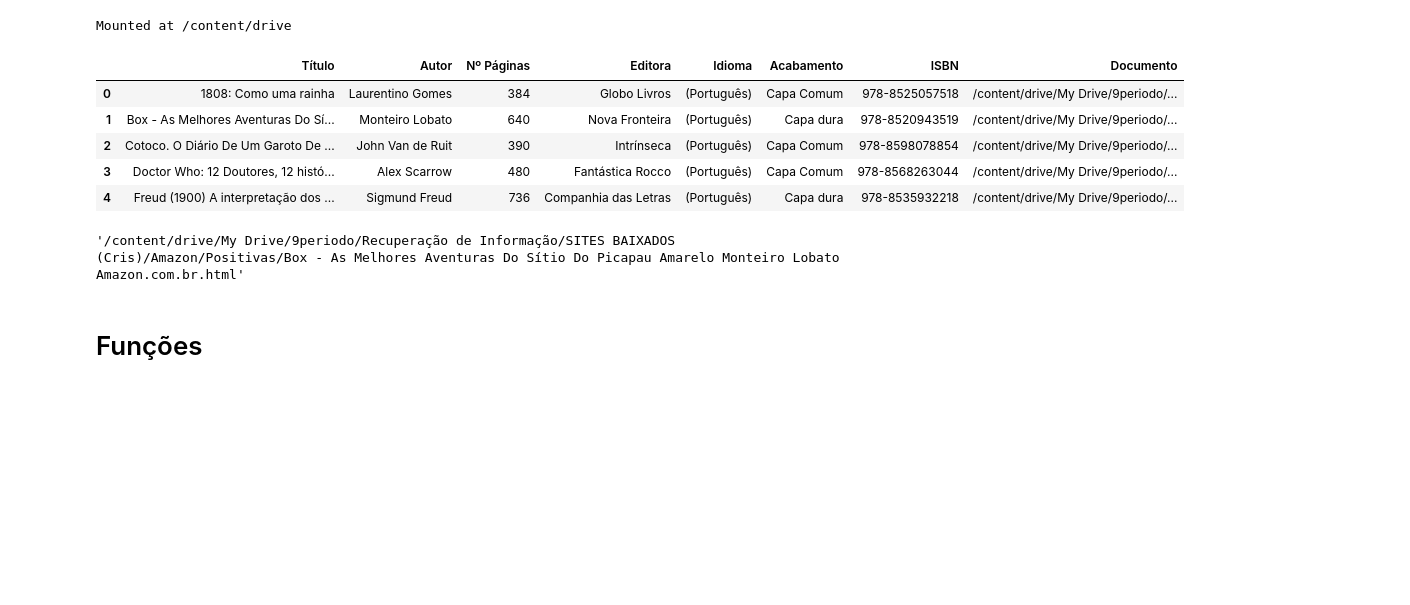
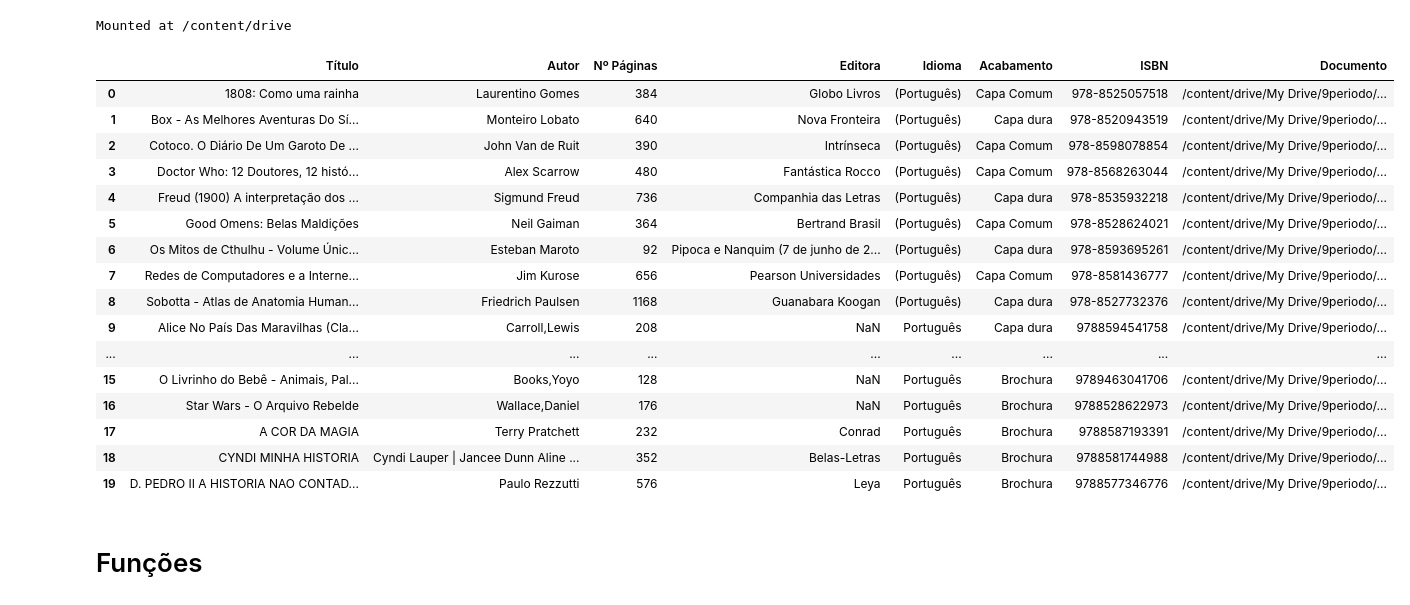
Before and after one commit to cmlins/recuperacaoDeInformacao, a Jupyter notebook: proc_consulta.ipynb, the cells around one changed output. Cells and saved outputs as stored; diff of their text form; code cells hidden in the pictures; blank space fills up the shorter version.

```diff
--- a/proc_consulta.ipynb
+++ b/proc_consulta.ipynb
@@ -14,18 +15,25 @@ drive.mount('/content/drive', force_remount=True)
 Mounted at /content/drive
 # %%
 df_ed = pd.read_csv('/content/drive/My Drive/dfs_tot (1).csv')
-df_ed.head()
+df_ed.head(n=20)
 # %% [output]
 |  | Título | Autor | Nº Páginas | Editora | Idioma | Acabamento | ISBN | Documento |
 | 0 | 1808: Como uma rainha | Laurentino Gomes | 384 | Globo Livros | (Português) | Capa Comum | 978-8525057518 | /content/drive/My Drive/9periodo/... |
 | 1 | Box - As Melhores Aventuras Do Sí... | Monteiro Lobato | 640 | Nova Fronteira | (Português) | Capa dura | 978-8520943519 | /content/drive/My Drive/9periodo/... |
 | 2 | Cotoco. O Diário De Um Garoto De ... | John Van de Ruit | 390 | Intrínseca | (Português) | Capa Comum | 978-8598078854 | /content/drive/My Drive/9periodo/... |
 | 3 | Doctor Who: 12 Doutores, 12 histó... | Alex Scarrow | 480 | Fantástica Rocco | (Português) | Capa Comum | 978-8568263044 | /content/drive/My Drive/9periodo/... |
 | 4 | Freud (1900) A interpretação dos ... | Sigmund Freud | 736 | Companhia das Letras | (Português) | Capa dura | 978-8535932218 | /content/drive/My Drive/9periodo/... |
+| 5 | Good Omens: Belas Maldições | Neil Gaiman | 364 | Bertrand Brasil | (Português) | Capa Comum | 978-8528624021 | /content/drive/My Drive/9periodo/... |
+| 6 | Os Mitos de Cthulhu - Volume Únic... | Esteban Maroto | 92 | Pipoca e Nanquim (7 de junho de 2... | (Português) | Capa dura | 978-8593695261 | /content/drive/My Drive/9periodo/... |
+| 7 | Redes de Computadores e a Interne... | Jim Kurose | 656 | Pearson Universidades | (Português) | Capa Comum | 978-8581436777 | /content/drive/My Drive/9periodo/... |
+| 8 | Sobotta - Atlas de Anatomia Human... | Friedrich Paulsen | 1168 | Guanabara Koogan | (Português) | Capa dura | 978-8527732376 | /content/drive/My Drive/9periodo/... |
+| 9 | Alice No País Das Maravilhas (Cla... | Carroll,Lewis | 208 | NaN | Português | Capa dura | 9788594541758 | /content/drive/My Drive/9periodo/... |
+| ... | ... | ... | ... | ... | ... | ... | ... | ... |
+| 15 | O Livrinho do Bebê - Animais, Pal... | Books,Yoyo | 128 | NaN | Português | Brochura | 9789463041706 | /content/drive/My Drive/9periodo/... |
+| 16 | Star Wars - O Arquivo Rebelde | Wallace,Daniel | 176 | NaN | Português | Brochura | 9788528622973 | /content/drive/My Drive/9periodo/... |
+| 17 | A COR DA MAGIA | Terry Pratchett | 232 | Conrad | Português | Brochura | 9788587193391 | /content/drive/My Drive/9periodo/... |
+| 18 | CYNDI MINHA HISTORIA | Cyndi Lauper | Jancee Dunn Aline ... | 352 | Belas-Letras | Português | Brochura | 9788581744988 | /content/drive/My Drive/9periodo/... |
+| 19 | D. PEDRO II A HISTORIA NAO CONTAD... | Paulo Rezzutti | 576 | Leya | Português | Brochura | 9788577346776 | /content/drive/My Drive/9periodo/... |
-# %%
-table_1.at[1, 'Documento']
-# %% [output]
-'/content/drive/My Drive/9periodo/Recuperação de Informação/SITES BAIXADOS (Cris)/Amazon/Positivas/Box - As Melhores Aventuras Do Sítio Do Picapau Amarelo Monteiro Lobato Amazon.com.br.html'
 # %% [markdown]
 # Funções
 # %% [markdown]
```
Also changed, not shown: parts of 32 cells of this notebook.
